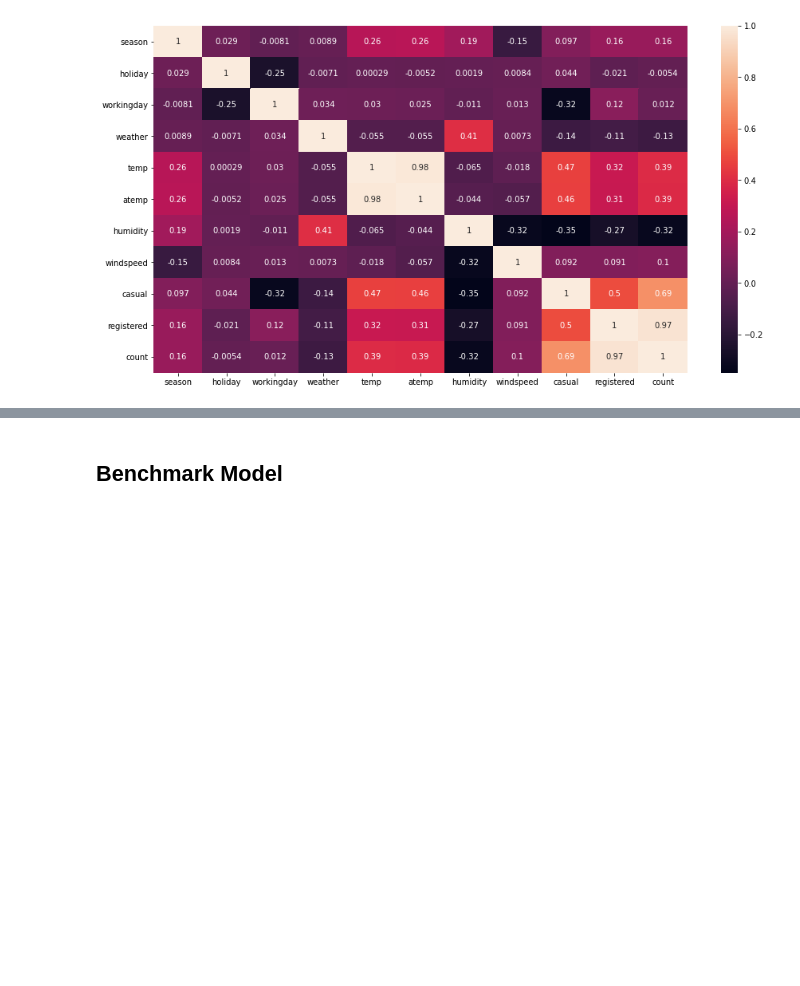
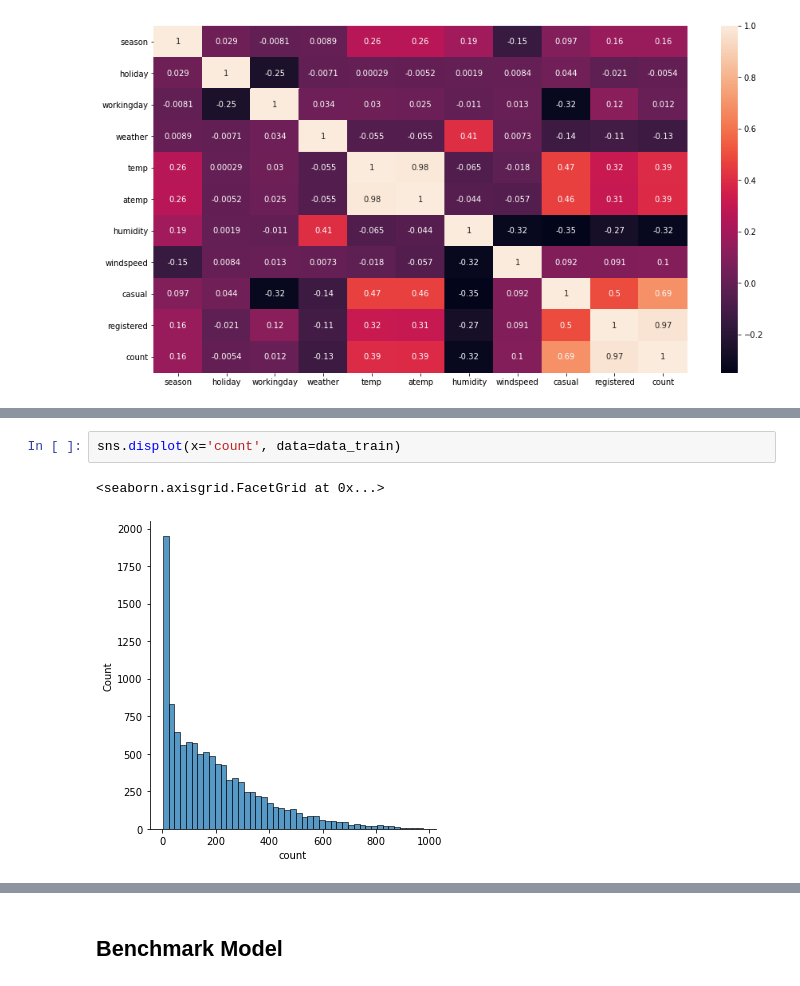
Before and after one commit to mfriebel/DS_projects, a Jupyter notebook: week03/projekt_wk03_MF.ipynb, the cells around one changed output, grey strips where cells are left out. Drawn from its saved outputs; the diff is of its cells as text; blank space fills up the shorter version.

```diff
--- a/week03/projekt_wk03_MF.ipynb
+++ b/week03/projekt_wk03_MF.ipynb
@@ -108,0 +133,5 @@ X_train['hour'] = X_train.index.hour
+# %%
+sns.displot(x='count', data=data_train)
+# %% [output]
+<seaborn.axisgrid.FacetGrid at 0x...>
+[figure, added]
```
Also changed, not shown: parts of 56 cells of this notebook.
